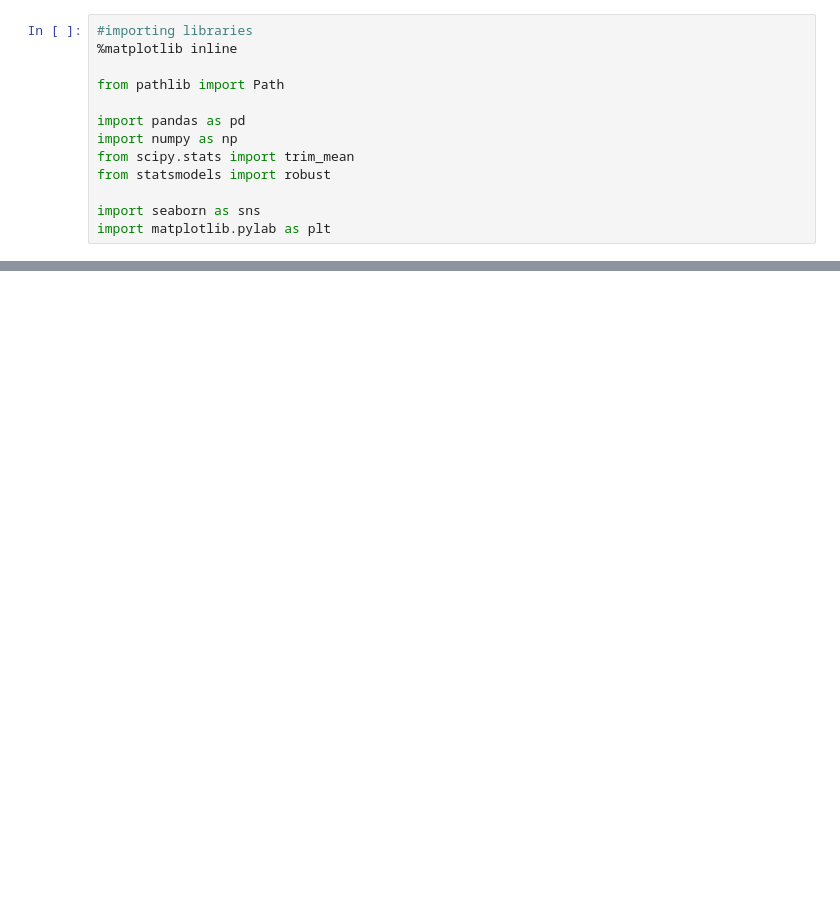
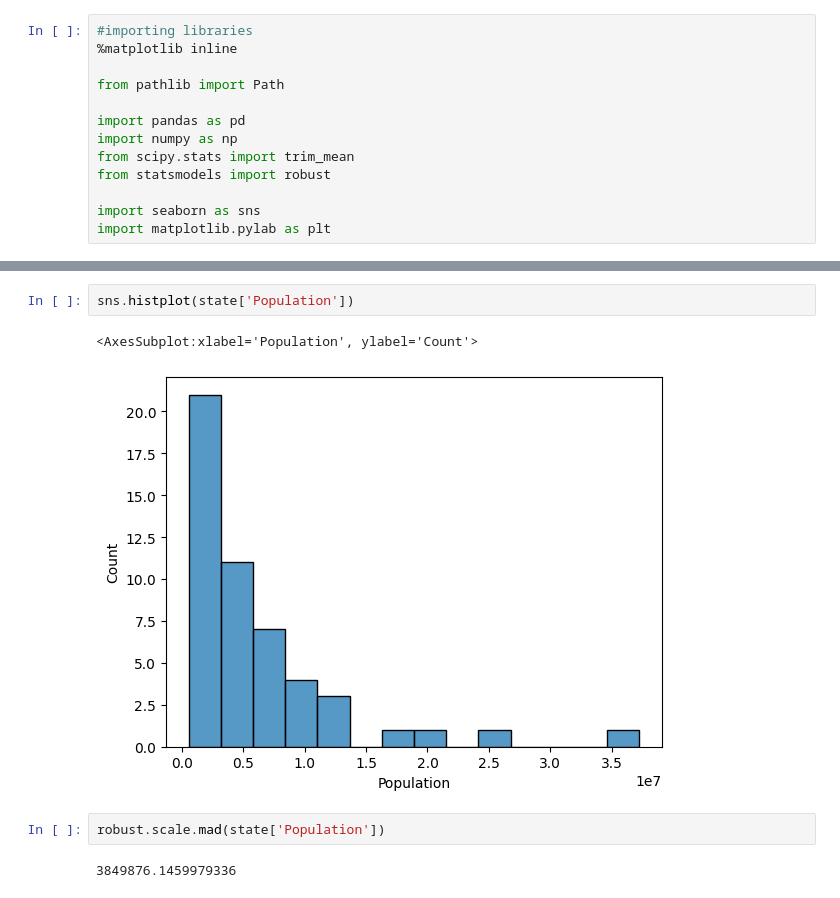
Before and after one commit to yogeshtak/Machine_Learning, a Jupyter notebook: Statistical Concepts/EDA.ipynb, the cells around one changed output, grey strips where cells are left out. Cells and saved outputs as stored; diff of their text form; blank space fills up the shorter version.

```diff
--- a/Statistical Concepts/EDA.ipynb
+++ b/Statistical Concepts/EDA.ipynb
@@ -26,0 +61,9 @@ ImportError: Missing optional dependency 'fsspec'.  Use pip or conda to install
+# %%
+sns.histplot(state['Population'])
+# %% [output]
+<AxesSubplot:xlabel='Population', ylabel='Count'>
+[figure, added]
+# %%
+robust.scale.mad(state['Population'])
+# %% [output]
+3849876.1459979336
```
Also changed, not shown: parts of 32 cells of this notebook.
